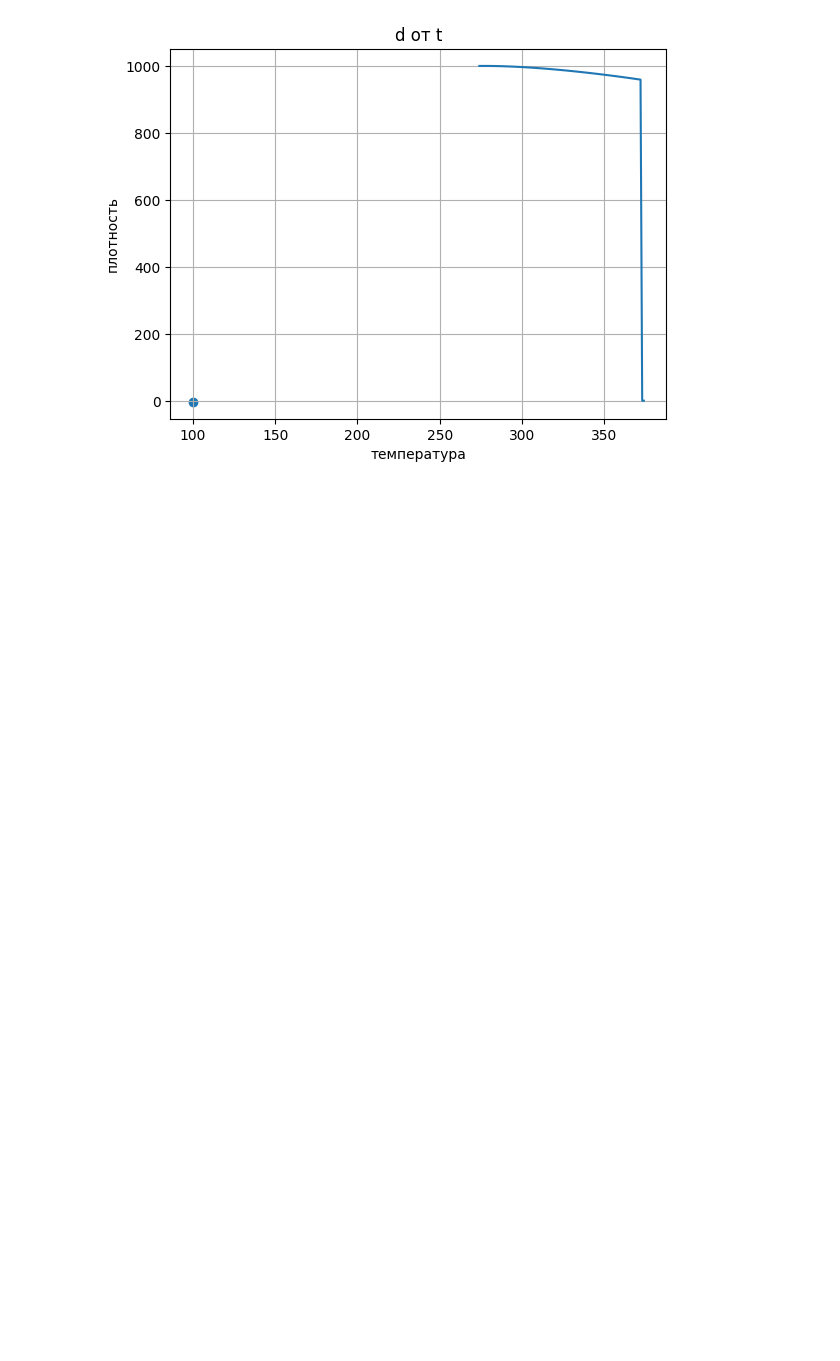
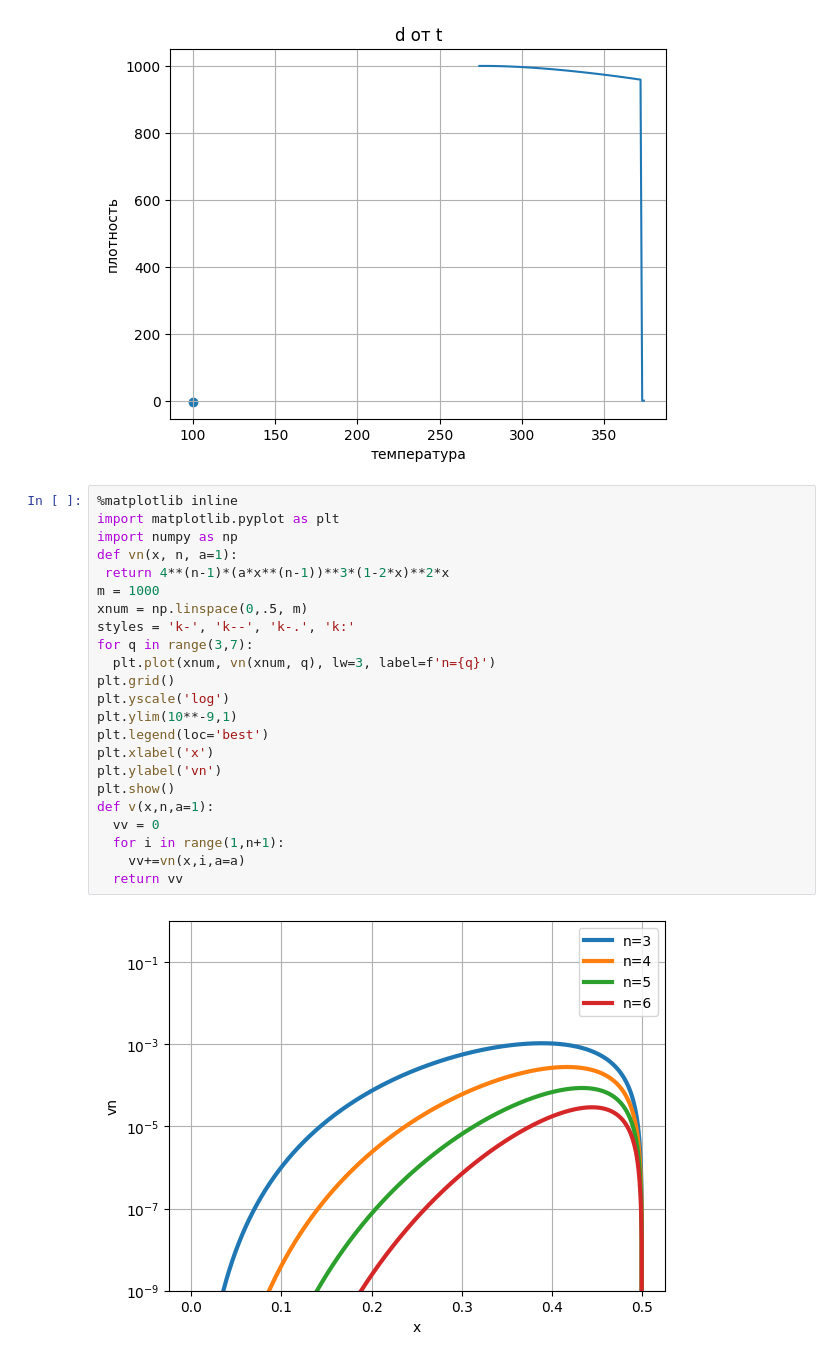
Before and after one commit to kvint20/lab, a Jupyter notebook: lab1304.ipynb, the cells around one changed output. Drawn from its saved outputs; the diff is of its cells as text; blank space fills up the shorter version.

```diff
--- a/lab1304.ipynb
+++ b/lab1304.ipynb
@@ -40,3 +40,28 @@ plt.scatter(100,y)
 plt.show()
 # %% [output]
 [figure]
+# %%
+%matplotlib inline
+import matplotlib.pyplot as plt
+import numpy as np
+def vn(x, n, a=1):
+ return 4**(n-1)*(a*x**(n-1))**3*(1-2*x)**2*x
+m = 1000
+xnum = np.linspace(0,.5, m)
+styles = 'k-', 'k--', 'k-.', 'k:'
+for q in range(3,7):
+  plt.plot(xnum, vn(xnum, q), lw=3, label=f'n={q}')
+plt.grid()
+plt.yscale('log')
+plt.ylim(10**-9,1)
+plt.legend(loc='best')
+plt.xlabel('x')
+plt.ylabel('vn')
+plt.show()
+def v(x,n,a=1):
+  vv = 0
+  for i in range(1,n+1):
+    vv+=vn(x,i,a=a)
+  return vv
+# %% [output]
+[figure, added]
```
